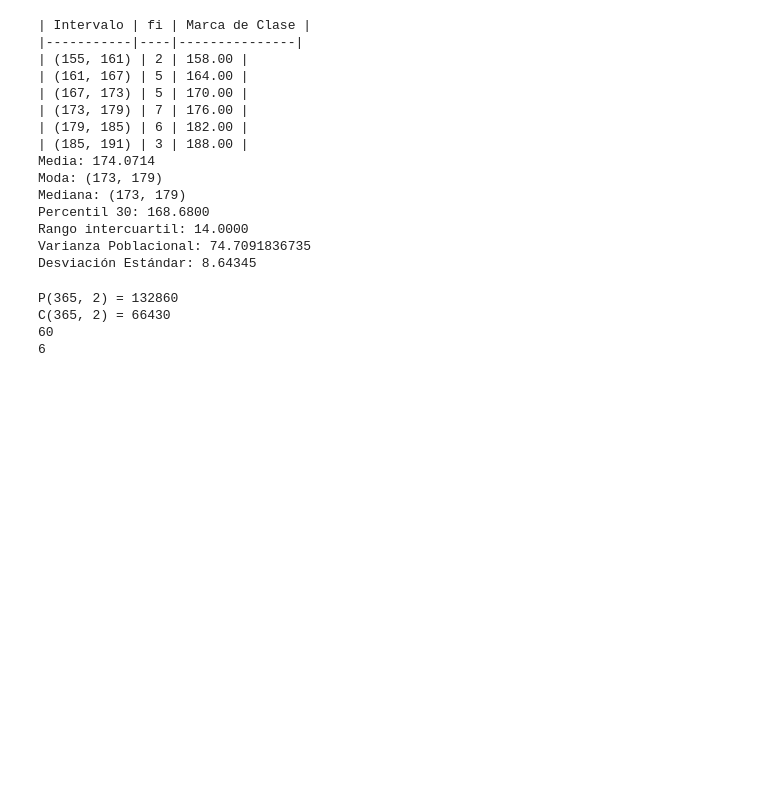
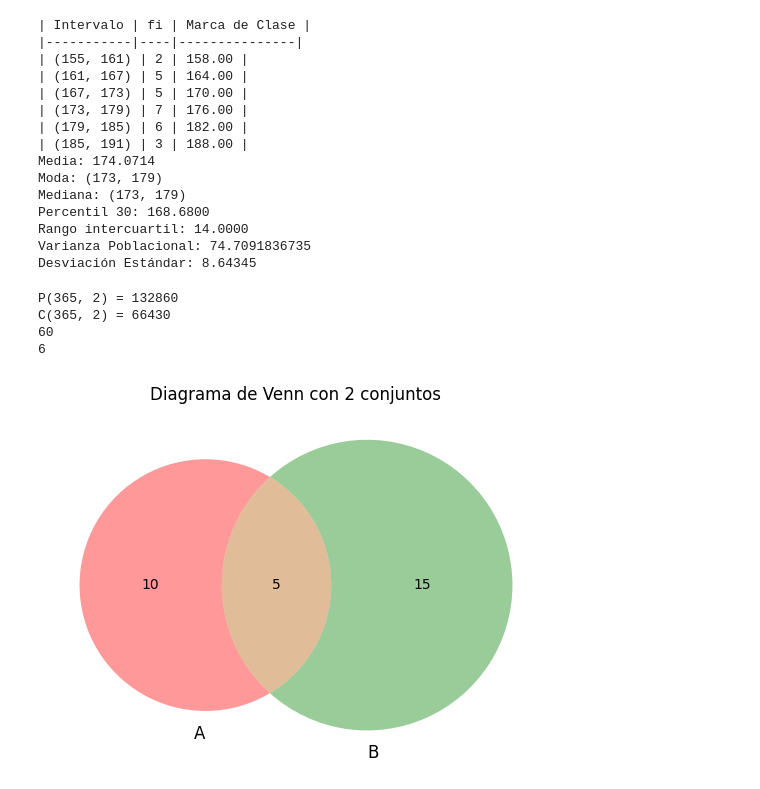
Before and after one commit to JFzta/Probability-theory-and-queues, a Jupyter notebook: Algorithms_Probablity_Theory_Course.ipynb, the cells around one changed output. Cells and saved outputs as stored; diff of their text form; code cells hidden in the pictures; blank space fills up the shorter version.

```diff
--- a/Algorithms_Probablity_Theory_Course.ipynb
+++ b/Algorithms_Probablity_Theory_Course.ipynb
@@ -309,3 +309,14 @@ P(365, 2) = 132860
 C(365, 2) = 66430
 60
 6
+# %%
+import matplotlib.pyplot as plt
+from matplotlib_venn import venn2
+
+# Definimos los tamaños de los conjuntos A y B
+venn2(subsets=(10, 15, 5), set_labels=('A', 'B'))
+
+plt.title("Diagrama de Venn con 2 conjuntos")
+plt.show()
+# %% [output]
+[figure, added]
```
